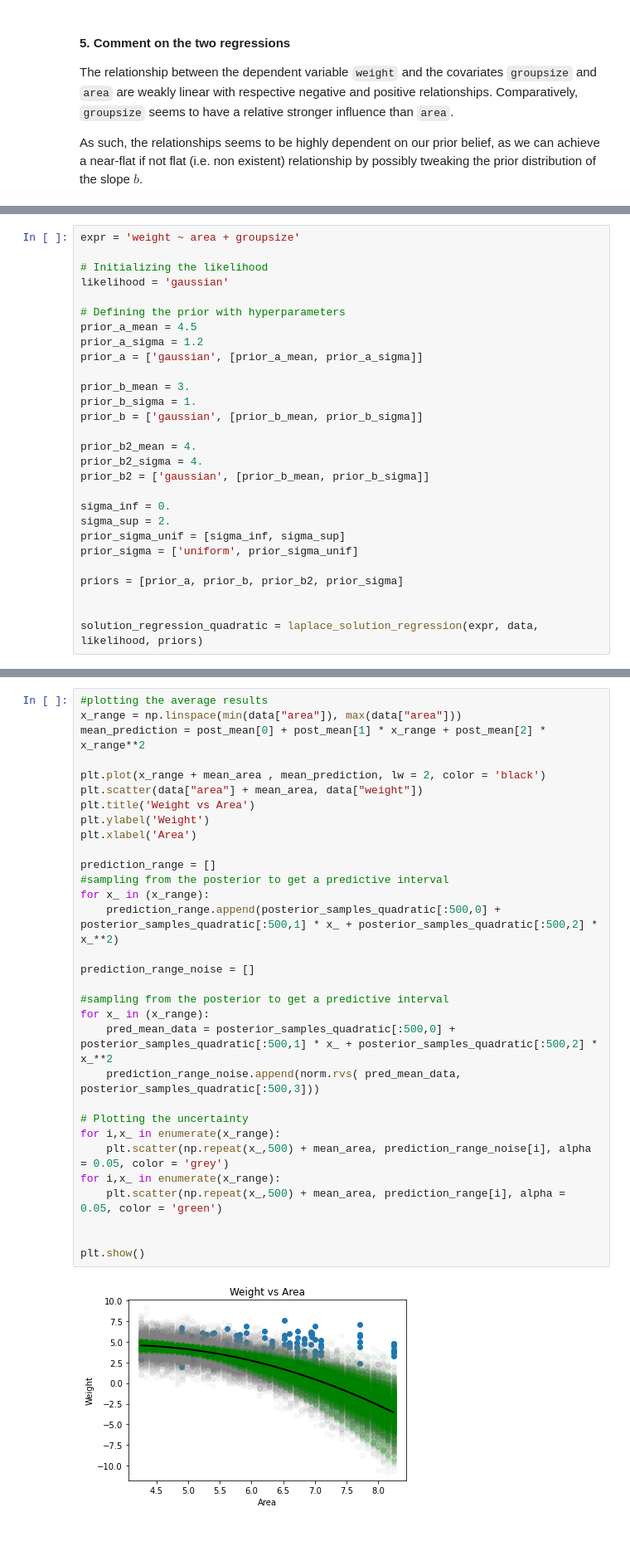
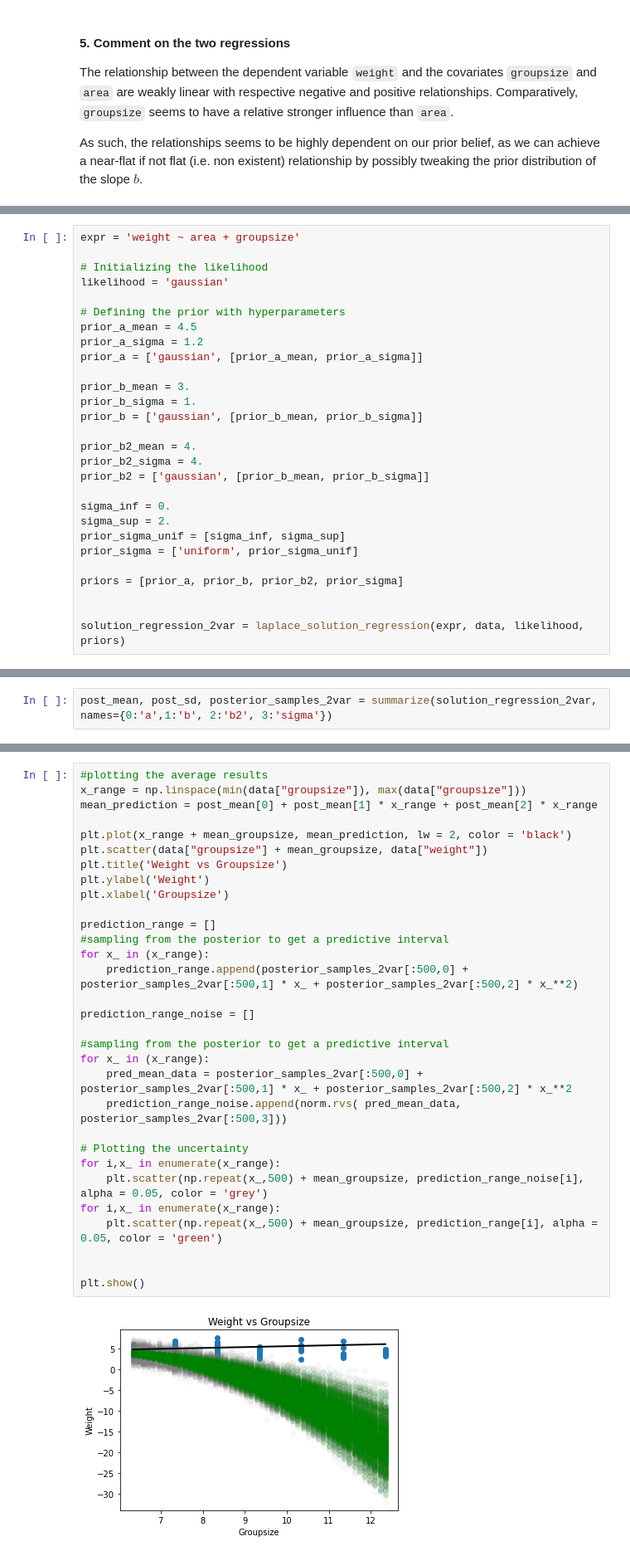
Before and after one commit to qlero/UCA_MSc-DS2, a Jupyter notebook: bayesian_learning/assignments/assignment_2/assignments_2.ipynb, the cells around one changed output, grey strips where cells are left out. Shown at 83% size. Saved outputs shown, nothing was run; the diff lists cells and outputs as text.

```diff
--- a/bayesian_learning/assignments/assignment_2/assignments_2.ipynb
+++ b/bayesian_learning/assignments/assignment_2/assignments_2.ipynb
@@ -783,5 +933,5 @@ prior_sigma = ['uniform', prior_sigma_unif]
 priors = [prior_a, prior_b, prior_b2, prior_sigma]
 
 
-solution_regression_quadratic = laplace_solution_regression(expr, data, likelihood, priors)
+solution_regression_2var = laplace_solution_regression(expr, data, likelihood, priors)
 # %% [output]
@@ -828,0 +955,2 @@ sigma  1.116174  0.073476  1.012937  1.220648
+# %%
+post_mean, post_sd, posterior_samples_2var = summarize(solution_regression_2var, names={0:'a',1:'b', 2:'b2', 3:'sigma'})
@@ -829,33 +1041,33 @@ sigma  1.116174  0.073476  1.012937  1.220648
 # %%
 #plotting the average results
-x_range = np.linspace(min(data["area"]), max(data["area"]))
-mean_prediction = post_mean[0] + post_mean[1] * x_range + post_mean[2] * x_range**2
+x_range = np.linspace(min(data["groupsize"]), max(data["groupsize"]))
+mean_prediction = post_mean[0] + post_mean[1] * x_range + post_mean[2] * x_range
 
-plt.plot(x_range + mean_area , mean_prediction, lw = 2, color = 'black')
-plt.scatter(data["area"] + mean_area, data["weight"])
-plt.title('Weight vs Area')
+plt.plot(x_range + mean_groupsize, mean_prediction, lw = 2, color = 'black')
+plt.scatter(data["groupsize"] + mean_groupsize, data["weight"])
+plt.title('Weight vs Groupsize')
 plt.ylabel('Weight')
-plt.xlabel('Area')
+plt.xlabel('Groupsize')
 
 prediction_range = []
 #sampling from the posterior to get a predictive interval
 for x_ in (x_range):
-    prediction_range.append(posterior_samples_quadratic[:500,0] + posterior_samples_quadratic[:500,1] * x_ + posterior_samples_quadratic[:500,2] * x_**2)
+    prediction_range.append(posterior_samples_2var[:500,0] + posterior_samples_2var[:500,1] * x_ + posterior_samples_2var[:500,2] * x_**2)
 
 prediction_range_noise = []
 
 #sampling from the posterior to get a predictive interval
 for x_ in (x_range):
-    pred_mean_data = posterior_samples_quadratic[:500,0] + posterior_samples_quadratic[:500,1] * x_ + posterior_samples_quadratic[:500,2] * x_**2
-    prediction_range_noise.append(norm.rvs( pred_mean_data,  posterior_samples_quadratic[:500,3]))
+    pred_mean_data = posterior_samples_2var[:500,0] + posterior_samples_2var[:500,1] * x_ + posterior_samples_2var[:500,2] * x_**2
+    prediction_range_noise.append(norm.rvs( pred_mean_data,  posterior_samples_2var[:500,3]))
 
 # Plotting the uncertainty
 for i,x_ in enumerate(x_range):
-    plt.scatter(np.repeat(x_,500) + mean_area, prediction_range_noise[i], alpha = 0.05, color = 'grey')
+    plt.scatter(np.repeat(x_,500) + mean_groupsize, prediction_range_noise[i], alpha = 0.05, color = 'grey')
 for i,x_ in enumerate(x_range):
-    plt.scatter(np.repeat(x_,500) + mean_area, prediction_range[i], alpha = 0.05, color = 'green')
+    plt.scatter(np.repeat(x_,500) + mean_groupsize, prediction_range[i], alpha = 0.05, color = 'green')
 
 
 plt.show()
 # %% [output]
-[figure, old version]
+[figure, new version]
```
Also changed, not shown: parts of 44 cells of this notebook, 1 other file.
